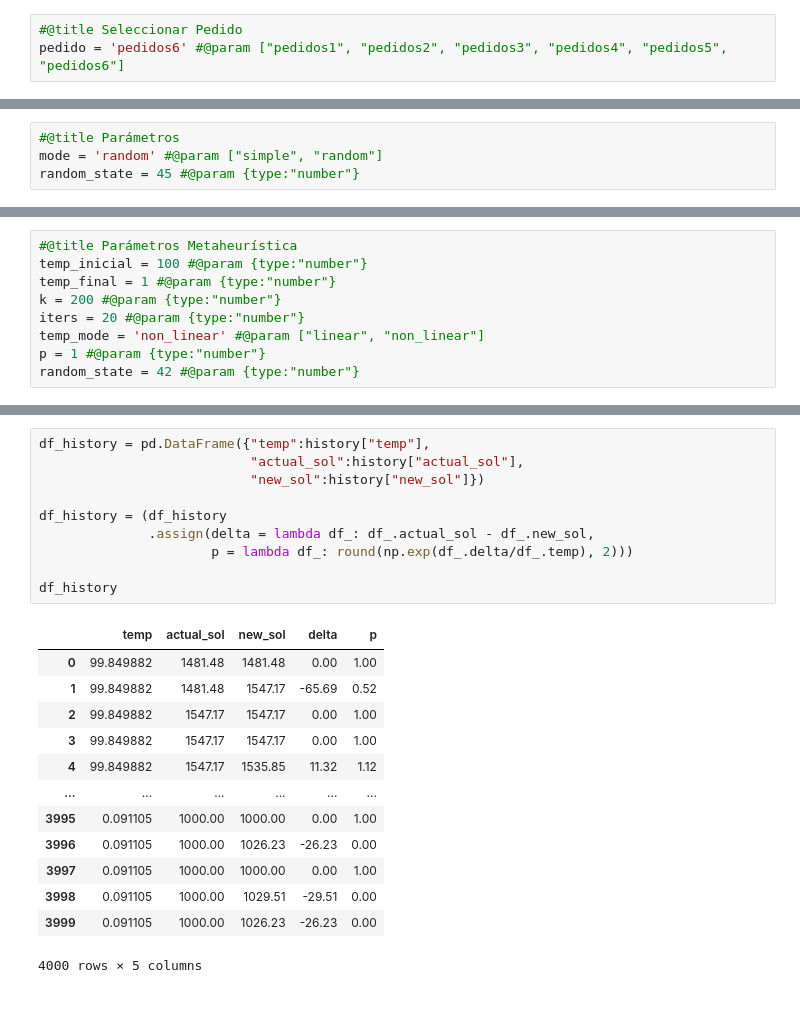
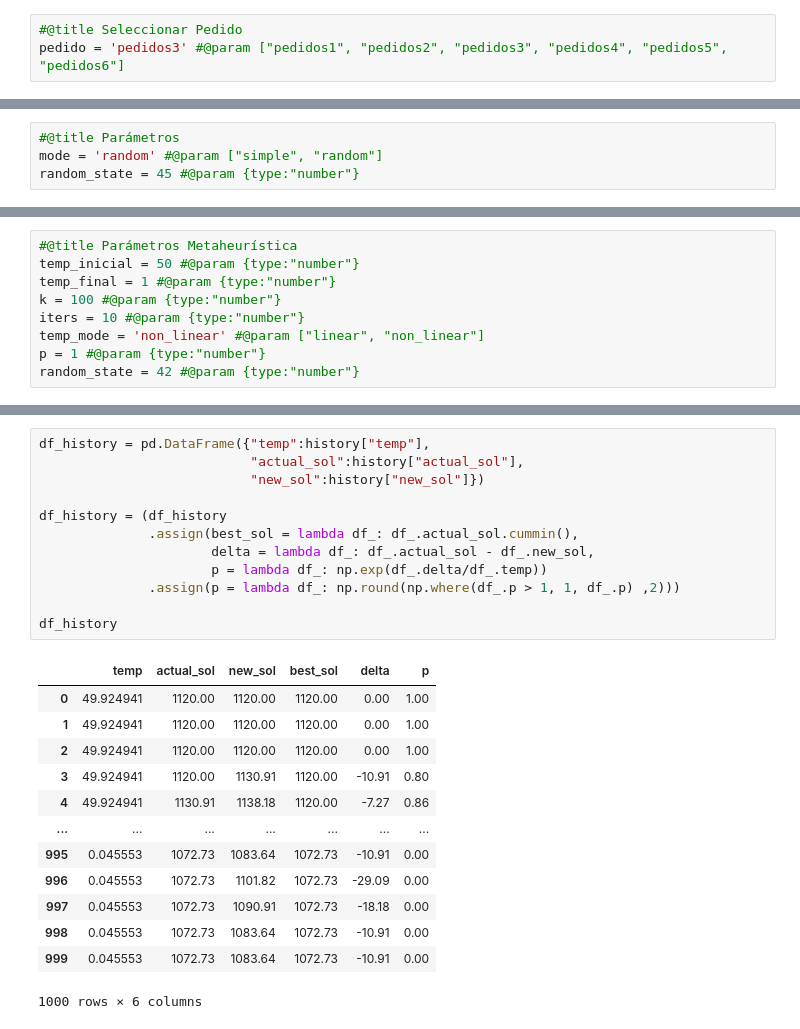
Before and after one commit to JuanCruzC97/ope3-logistica, a Jupyter notebook: interface.ipynb, the cells around one changed output, grey strips where cells are left out. Saved outputs shown, nothing was run; the diff lists cells and outputs as text.

```diff
--- a/interface.ipynb
+++ b/interface.ipynb
@@ -60,7 +60,7 @@ df_camiones
 # Optimización 1 Pedido
 # %%
 #@title Seleccionar Pedido
-pedido = 'pedidos6' #@param ["pedidos1", "pedidos2", "pedidos3", "pedidos4", "pedidos5", "pedidos6"]
+pedido = 'pedidos3' #@param ["pedidos1", "pedidos2", "pedidos3", "pedidos4", "pedidos5", "pedidos6"]
 # %%
 df_pedido = preparar_df_pedidos(df_pedidos, pedido)
 df_pedido
@@ -105,9 +105,9 @@ Ahorro: 21.43%
 # %%
 #@title Parámetros Metaheurística
-temp_inicial = 100 #@param {type:"number"}
+temp_inicial = 50 #@param {type:"number"}
 temp_final = 1 #@param {type:"number"}
-k = 200 #@param {type:"number"}
-iters = 20 #@param {type:"number"}
+k = 100 #@param {type:"number"}
+iters = 10 #@param {type:"number"}
 temp_mode = 'non_linear' #@param ["linear", "non_linear"]
 p = 1 #@param {type:"number"}
 random_state = 42 #@param {type:"number"}
@@ -163,27 +160,29 @@ best_sol.summary_pedidos()
 # %%
 df_history = pd.DataFrame({"temp":history["temp"],
                            "actual_sol":history["actual_sol"],
                            "new_sol":history["new_sol"]})
 
 df_history = (df_history
-              .assign(delta = lambda df_: df_.actual_sol - df_.new_sol,
-                      p = lambda df_: round(np.exp(df_.delta/df_.temp), 2)))
+              .assign(best_sol = lambda df_: df_.actual_sol.cummin(),
+                      delta = lambda df_: df_.actual_sol - df_.new_sol,
+                      p = lambda df_: np.exp(df_.delta/df_.temp))
+              .assign(p = lambda df_: np.round(np.where(df_.p > 1, 1, df_.p) ,2)))
 
 df_history
 # %% [output]
-|  | temp | actual_sol | new_sol | delta | p |
-| 0 | 99.849882 | 1481.48 | 1481.48 | 0.00 | 1.00 |
-| 1 | 99.849882 | 1481.48 | 1547.17 | -65.69 | 0.52 |
-| 2 | 99.849882 | 1547.17 | 1547.17 | 0.00 | 1.00 |
-| 3 | 99.849882 | 1547.17 | 1547.17 | 0.00 | 1.00 |
-| 4 | 99.849882 | 1547.17 | 1535.85 | 11.32 | 1.12 |
-| ... | ... | ... | ... | ... | ... |
-| 3995 | 0.091105 | 1000.00 | 1000.00 | 0.00 | 1.00 |
-| 3996 | 0.091105 | 1000.00 | 1026.23 | -26.23 | 0.00 |
-| 3997 | 0.091105 | 1000.00 | 1000.00 | 0.00 | 1.00 |
-| 3998 | 0.091105 | 1000.00 | 1029.51 | -29.51 | 0.00 |
-| 3999 | 0.091105 | 1000.00 | 1026.23 | -26.23 | 0.00 |
+|  | temp | actual_sol | new_sol | best_sol | delta | p |
+| 0 | 49.924941 | 1120.00 | 1120.00 | 1120.00 | 0.00 | 1.00 |
+| 1 | 49.924941 | 1120.00 | 1120.00 | 1120.00 | 0.00 | 1.00 |
+| 2 | 49.924941 | 1120.00 | 1120.00 | 1120.00 | 0.00 | 1.00 |
+| 3 | 49.924941 | 1120.00 | 1130.91 | 1120.00 | -10.91 | 0.80 |
+| 4 | 49.924941 | 1130.91 | 1138.18 | 1120.00 | -7.27 | 0.86 |
+| ... | ... | ... | ... | ... | ... | ... |
+| 995 | 0.045553 | 1072.73 | 1083.64 | 1072.73 | -10.91 | 0.00 |
+| 996 | 0.045553 | 1072.73 | 1101.82 | 1072.73 | -29.09 | 0.00 |
+| 997 | 0.045553 | 1072.73 | 1090.91 | 1072.73 | -18.18 | 0.00 |
+| 998 | 0.045553 | 1072.73 | 1083.64 | 1072.73 | -10.91 | 0.00 |
+| 999 | 0.045553 | 1072.73 | 1083.64 | 1072.73 | -10.91 | 0.00 |
-4000 rows × 5 columns
+1000 rows × 6 columns
 # %%
 px.line(df_history,
         x=df_history.index,
```
Also changed, not shown: parts of 9 cells of this notebook.
